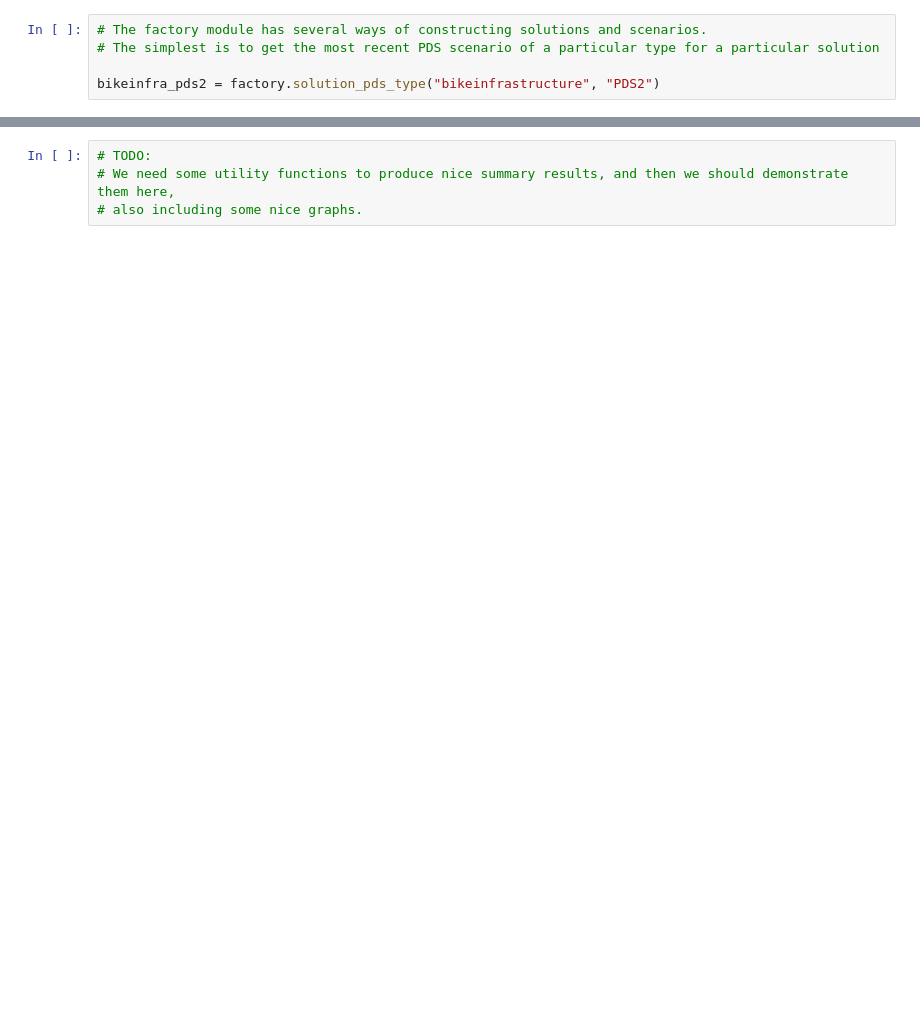
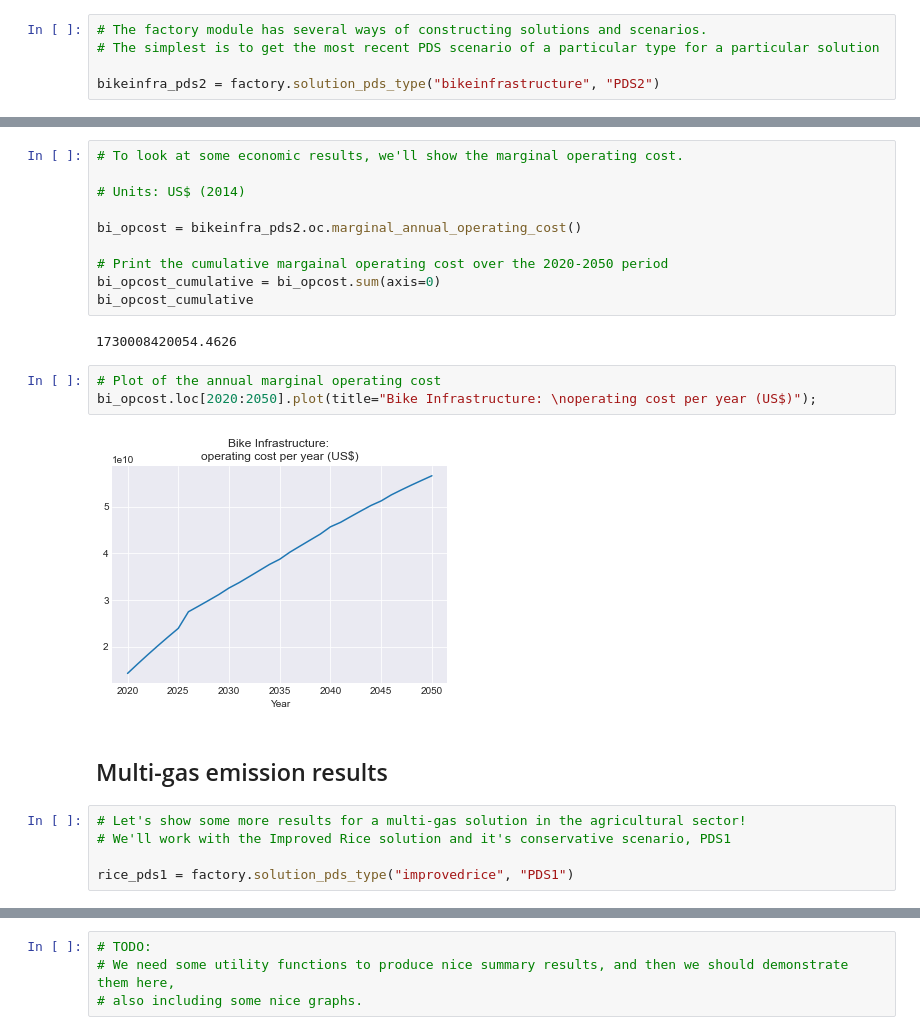
Before and after one commit to ProjectDrawdown/solutions, a Jupyter notebook: Start_Here.ipynb, the cells around one changed output, grey strips where cells are left out. Saved outputs shown, nothing was run; the diff lists cells and outputs as text; blank space fills up the shorter version.

```diff
--- a/Start_Here.ipynb
+++ b/Start_Here.ipynb
@@ -53,0 +138,24 @@ bi_co2e.loc[2020:2050, 'World'].plot(title="Bike Infrastructure:\nCO2eq reduced
+# %%
+# To look at some economic results, we'll show the marginal operating cost.
+
+# Units: US$ (2014)
+
+bi_opcost = bikeinfra_pds2.oc.marginal_annual_operating_cost()
+
+# Print the cumulative margainal operating cost over the 2020-2050 period
+bi_opcost_cumulative = bi_opcost.sum(axis=0)
+bi_opcost_cumulative
+# %% [output]
+1730008420054.4626
+# %%
+# Plot of the annual marginal operating cost
+bi_opcost.loc[2020:2050].plot(title="Bike Infrastructure: \noperating cost per year (US$)");
+# %% [output]
+[figure, added]
+# %% [markdown]
+## Multi-gas emission results
+# %%
+# Let's show some more results for a multi-gas solution in the agricultural sector!
+# We'll work with the Improved Rice solution and it's conservative scenario, PDS1
+
+rice_pds1 = factory.solution_pds_type("improvedrice", "PDS1")
```
Also changed, not shown: parts of 10 cells of this notebook, 16 other files.
